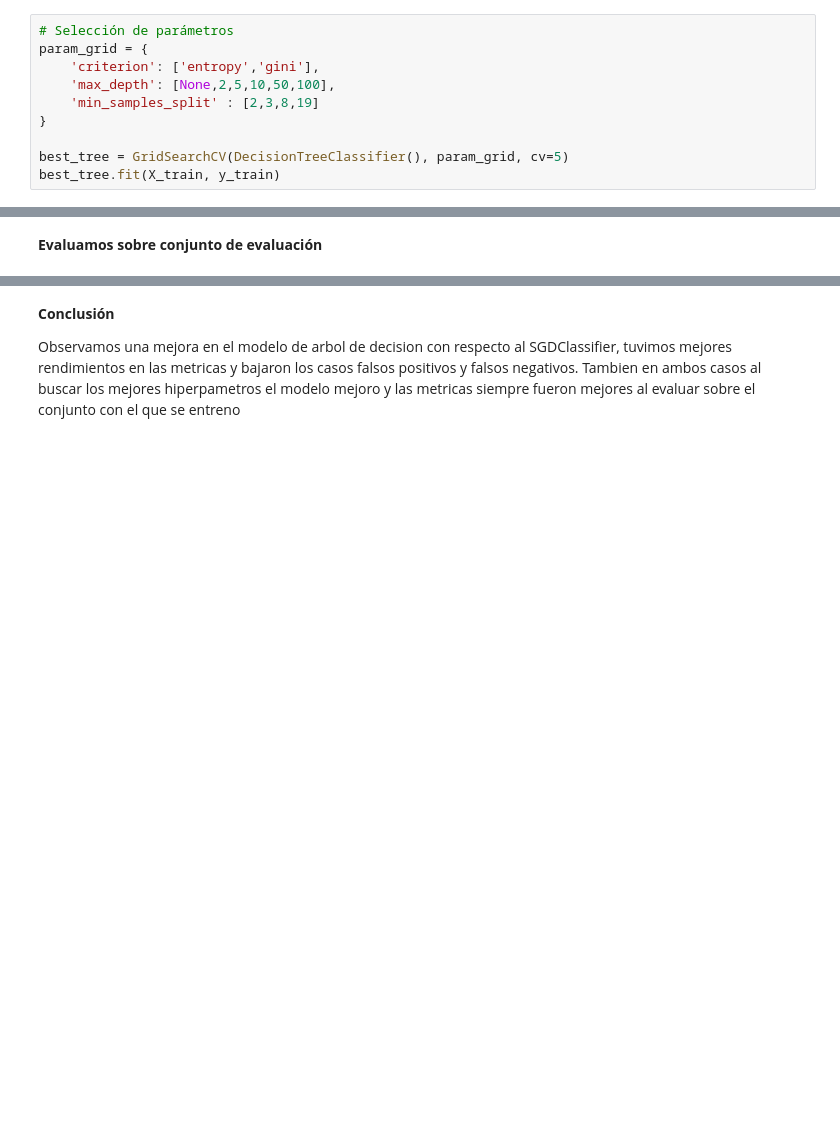
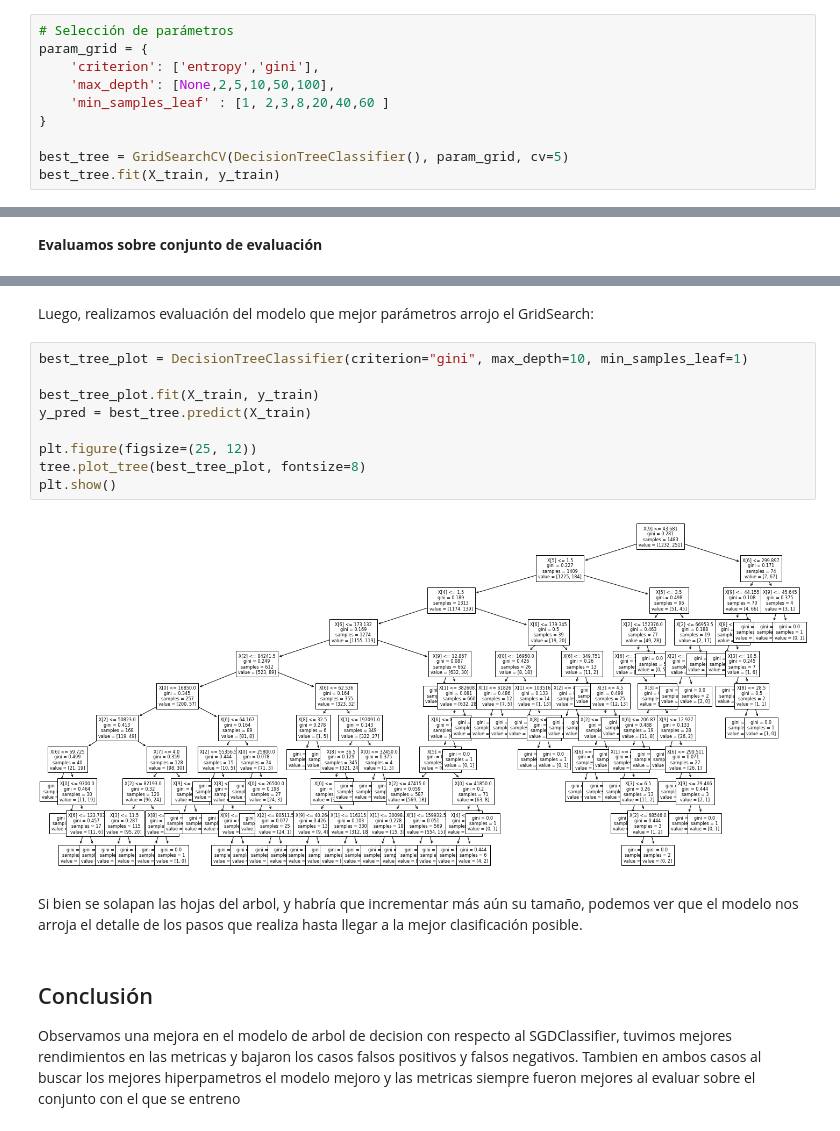
Before and after one commit to DiploDatos-Grupo2/IntroduccionAprendizajeAutomatico, a Jupyter notebook: Lab 2.ipynb, the cells around one changed output, grey strips where cells are left out. Cells and saved outputs as stored; diff of their text form; blank space fills up the shorter version.

```diff
--- a/Lab 2.ipynb
+++ b/Lab 2.ipynb
@@ -379,7 +396,7 @@ Documentación:
 param_grid = {
     'criterion': ['entropy','gini'],
     'max_depth': [None,2,5,10,50,100],
-    'min_samples_split' : [2,3,8,19]
+    'min_samples_leaf' : [1, 2,3,8,20,40,60 ]
 }
 
 best_tree = GridSearchCV(DecisionTreeClassifier(), param_grid, cv=5)
@@ -440,4 +469,19 @@ Normalized confusion matrix
+# %% [markdown]
+Luego, realizamos evaluación del modelo que mejor parámetros arrojo el GridSearch:
+# %%
+best_tree_plot = DecisionTreeClassifier(criterion="gini", max_depth=10, min_samples_leaf=1)
+
+best_tree_plot.fit(X_train, y_train)
+y_pred = best_tree.predict(X_train)
+
+plt.figure(figsize=(25, 12))
+tree.plot_tree(best_tree_plot, fontsize=8)
+plt.show()
+# %% [output]
+[figure, added]
+# %% [markdown]
+Si bien se solapan las hojas del arbol, y habría que incrementar más aún su tamaño, podemos ver que el modelo nos arroja el detalle de los pasos que realiza hasta llegar a la mejor clasificación posible.
 # %% [markdown]
-**Conclusión**
+## Conclusión
 
 Observamos una mejora en el modelo de arbol de decision con respecto al SGDClassifier, tuvimos mejores rendimientos en las metricas y bajaron los casos falsos positivos y falsos negativos. Tambien en ambos casos al buscar los mejores hiperpametros el modelo mejoro y las metricas siempre fueron mejores al evaluar sobre el conjunto con el que se entreno
```
Also changed, not shown: parts of 22 cells of this notebook.
